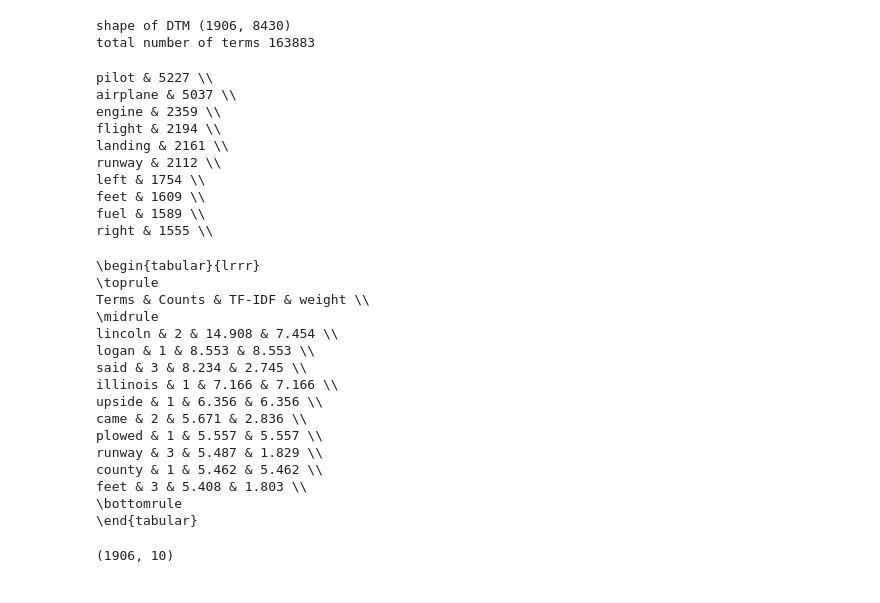
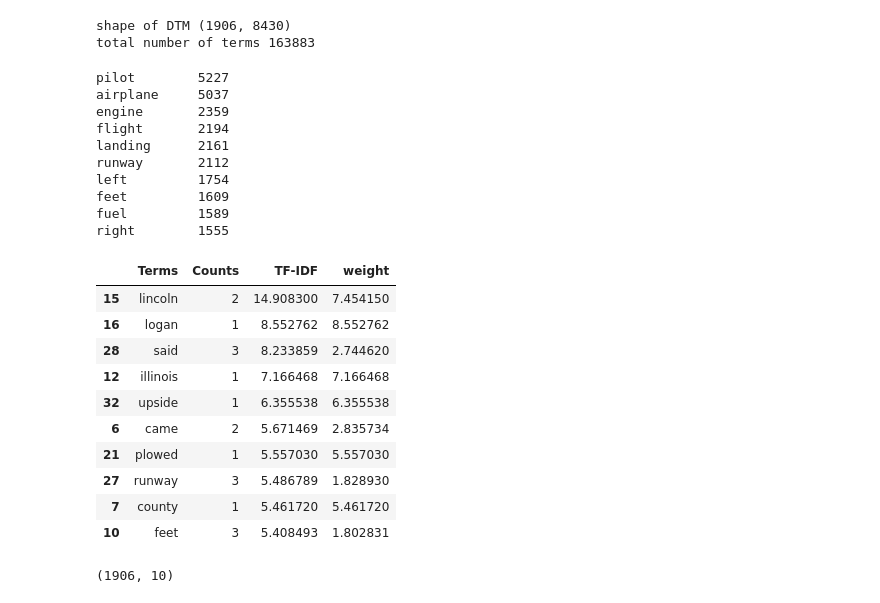
Before and after one commit to gedeck/mistat-code-solutions, a Jupyter notebook: ModernStatistics/notebooks/Chap008.ipynb, the cells around one changed output. Saved outputs shown, nothing was run; the diff lists cells and outputs as text; code cells hidden in the pictures.

```diff
--- a/ModernStatistics/notebooks/Chap008.ipynb
+++ b/ModernStatistics/notebooks/Chap008.ipynb
@@ -239,18 +239,18 @@ termCounts = np.array(counts.sum(axis=0)).flatten()
 topCounts = termCounts.argsort()
 terms = vectorizer.get_feature_names_out()
 for n in reversed(topCounts[-10:]):
-  print(f'{terms[n]} & {termCounts[n]} \\\\')
+  print(f'{terms[n]:10s}  {termCounts[n]:5d}')
 # %% [output]
-pilot & 5227 \\
-airplane & 5037 \\
-engine & 2359 \\
-flight & 2194 \\
-landing & 2161 \\
-runway & 2112 \\
-left & 1754 \\
-feet & 1609 \\
-fuel & 1589 \\
-right & 1555 \\
+pilot        5227
+airplane     5037
+engine       2359
+flight       2194
+landing      2161
+runway       2112
+left         1754
+feet         1609
+fuel         1589
+right        1555
 # %%
 tfidfTransformer = TfidfTransformer(smooth_idf=False, norm=None)
 tfidf = tfidfTransformer.fit_transform(counts)
@@ -267,28 +267,20 @@ df = pd.DataFrame({
   'weight': [tfidf[0, i] / counts[0, i] for i in docterms]
 })
 df = df.sort_values('TF-IDF', ascending=False)
-
-table = df.head(10).style
-table = table.format(precision=3)
-table = table.hide(axis='index')
-print(table.to_latex(hrules=True))
-# %% [output]
-\begin{tabular}{lrrr}
-\toprule
-Terms & Counts & TF-IDF & weight \\
-\midrule
-lincoln & 2 & 14.908 & 7.454 \\
-logan & 1 & 8.553 & 8.553 \\
-said & 3 & 8.234 & 2.745 \\
-illinois & 1 & 7.166 & 7.166 \\
-upside & 1 & 6.356 & 6.356 \\
-came & 2 & 5.671 & 2.836 \\
-plowed & 1 & 5.557 & 5.557 \\
-runway & 3 & 5.487 & 1.829 \\
-county & 1 & 5.462 & 5.462 \\
-feet & 3 & 5.408 & 1.803 \\
-\bottomrule
-\end{tabular}
+# %%
+df.head(10)
+# %% [output]
+|  | Terms | Counts | TF-IDF | weight |
+| 15 | lincoln | 2 | 14.908300 | 7.454150 |
+| 16 | logan | 1 | 8.552762 | 8.552762 |
+| 28 | said | 3 | 8.233859 | 2.744620 |
+| 12 | illinois | 1 | 7.166468 | 7.166468 |
+| 32 | upside | 1 | 6.355538 | 6.355538 |
+| 6 | came | 2 | 5.671469 | 2.835734 |
+| 21 | plowed | 1 | 5.557030 | 5.557030 |
+| 27 | runway | 3 | 5.486789 | 1.828930 |
+| 7 | county | 1 | 5.461720 | 5.461720 |
+| 10 | feet | 3 | 5.408493 | 1.802831 |
 # %%
 from sklearn.decomposition import TruncatedSVD
 from sklearn.preprocessing import Normalizer
```
Also changed, not shown: parts of 4 cells of this notebook, 24 other files.
